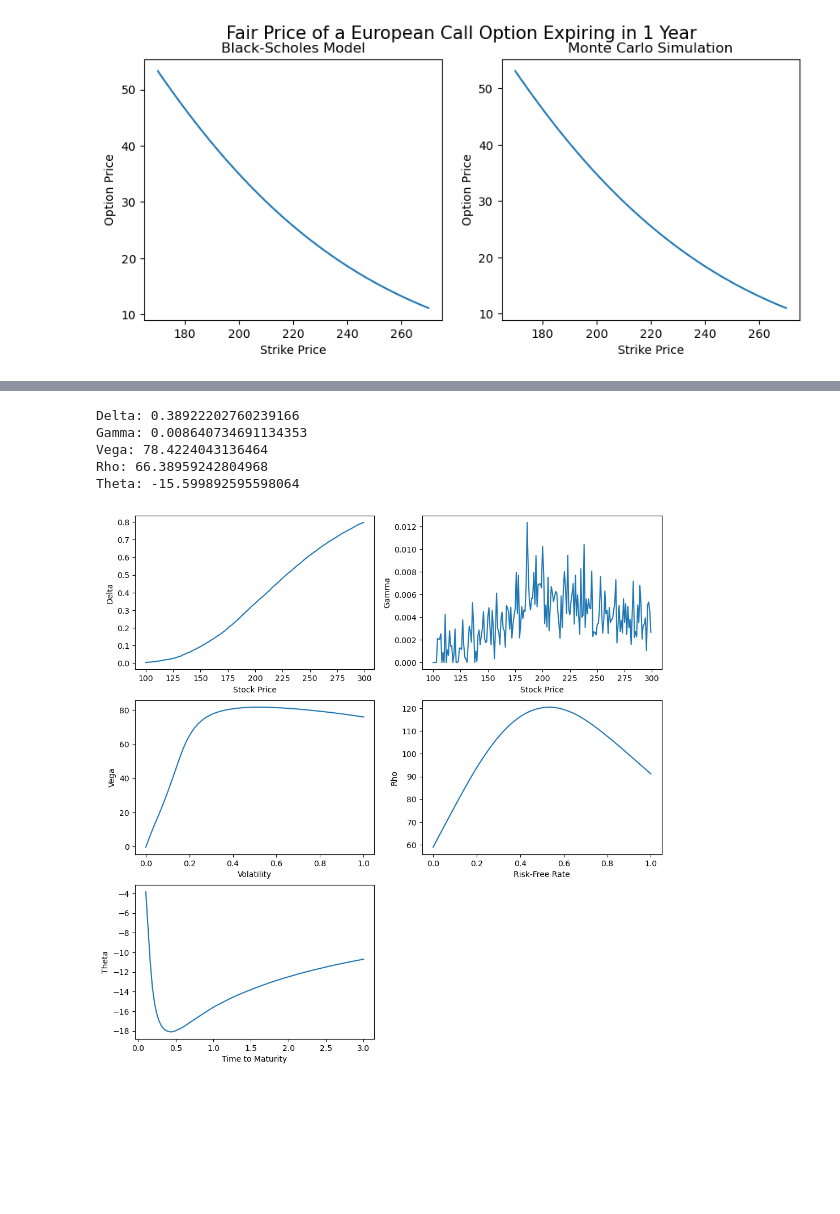
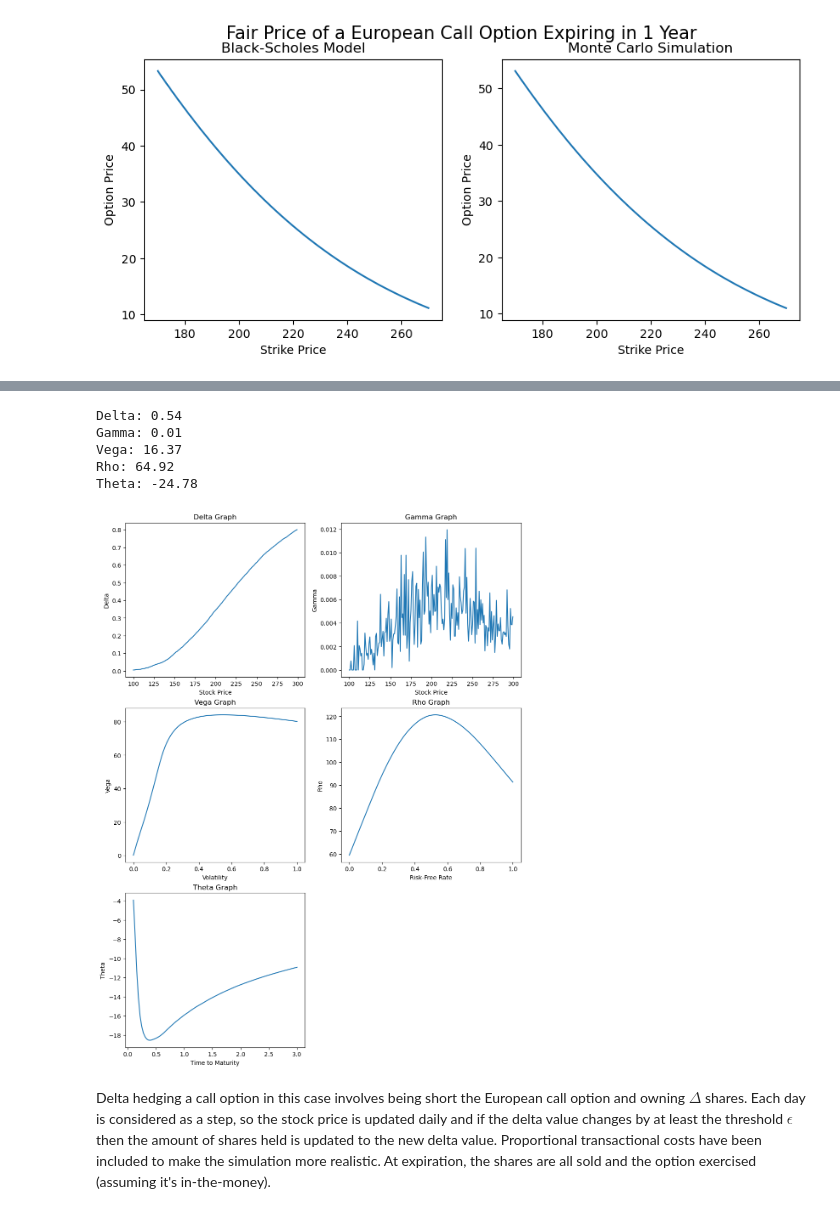
Before and after one commit to ec1622/option-pricing-project, a Jupyter notebook: project.ipynb, the cells around one changed output, grey strips where cells are left out. Cells and saved outputs as stored; diff of their text form; code cells hidden in the pictures; blank space fills up the shorter version.

```diff
--- a/project.ipynb
+++ b/project.ipynb
@@ -328,7 +316,7 @@ Text(0, 0.5, 'Stock Price')
 def asian_call_price(sigma, S0, K, T, r, Z):
     # number of simulations
     n_sim = Z.shape[0]
-    # number of steps (opportunities to exercise)
+    # number of steps
     n_steps = Z.shape[1]
     # change in time at each step
     dt = T / n_steps
@@ -341,7 +329,7 @@ def asian_call_price(sigma, S0, K, T, r, Z):
         # new stock prices at step t
         S[:, t] = S[:, t-1] * np.exp((r - (sigma**2) / 2) * dt + sigma * np.sqrt(dt) * Z[:, t-1])
     # compute average of stock price over each path/simulation
-    S_avg = np.mean(S, axis=1)
+    S_avg = np.mean(S[:, 1:], axis=1)
     # compute discounted payoffs for Asian call option
     payoffs = np.exp(-r * T) * np.maximum(S_avg - K, 0)
     # return option price, payoffs and stock prices
@@ -351,7 +339,7 @@ def asian_call_price(sigma, S0, K, T, r, Z):
 def asian_put_price(sigma, S0, K, T, r, Z):
     # number of simulations
     n_sim = Z.shape[0]
-    # number of steps (opportunities to exercise)
+    # number of steps
     n_steps = Z.shape[1]
     # change in time at each step
     dt = T / n_steps
@@ -364,7 +352,7 @@ def asian_put_price(sigma, S0, K, T, r, Z):
         # new stock prices at step t
         S[:, t] = S[:, t-1] * np.exp((r - (sigma**2) / 2) * dt + sigma * np.sqrt(dt) * Z[:, t-1])
     # compute average of stock price over each path/simulation
-    S_avg = np.mean(S, axis=1)
+    S_avg = np.mean(S[:, 1:], axis=1)
     # compute discounted payoffs for Asian call option
     payoffs = np.exp(-r * T) * np.maximum(K - S_avg, 0)
     # return option price, payoffs and stock prices
@@ -494,3 +486,6 @@ Variance reduction: 2.98%
+# %%
+# adjust number of simulations
+n_sim = 2_000
 # %%
 # random samples from normal distribution
 Z = np.random.randn(n_sim, n_steps)
@@ -581,14 +581,0 @@ Variance reduction: 92.22%
-# %%
-# find best mu
-mu_range = np.linspace(0, 1, 100)
-Z = np.random.randn(n_sim, n_steps)
-best_mu = 0
-best_variance = np.inf
-for mu in mu_range:
-    price_base, payoffs_base, _ = barrier_call_price(sigma, S0, K0, B, T, r, Z)
-    price_is, payoffs_is, _ = barrier_call_importance_sampling(sigma, S0, K0, B, mu, T, r, Z)
-    payoff_variance_is = np.var(payoffs_is)
-    if payoff_variance_is < best_variance and np.abs(price_is - price_base) < 1:
-        best_mu = mu
-        best_variance = payoff_variance_is
-print(f"Best Shift Value: {np.round(best_mu, 2)} with variance {np.round(best_variance, 2)}")
@@ -636,17 +635,17 @@ gamma = gamma_fd(euro_call_price, eps, sigma, S0, K0, T, r, Z)
 vega = vega_fd(euro_call_price, eps, sigma, S0, K0, T, r, Z)
 rho = rho_fd(euro_call_price, eps, r, Z, sigma, S0, K0, T)
 theta = theta_fd(euro_call_price, eps, T, r, Z, sigma, S0, K0)
-print(f"Delta: {delta}")
-print(f"Gamma: {gamma}")
-print(f"Vega: {vega}")
-print(f"Rho: {rho}")
-print(f"Theta: {theta}")
+print(f"Delta: {np.round(delta, 2)}")
+print(f"Gamma: {np.round(gamma, 2)}")
+print(f"Vega: {np.round(vega, 2)}")
+print(f"Rho: {np.round(rho, 2)}")
+print(f"Theta: {np.round(theta, 2)}")
 # %% [output]
-Delta: 0.38922202760239166
-Gamma: 0.008640734691134353
-Vega: 78.4224043136464
-Rho: 66.38959242804968
-Theta: -15.599892595598064
+Delta: 0.54
+Gamma: 0.01
+Vega: 16.37
+Rho: 64.92
+Theta: -24.78
 # %%
 S = np.arange(100, 300)
 deltas = np.zeros(len(S))
@@ -670,28 +669,35 @@ thetas = np.zeros(len(times))
 for i, time in enumerate(times):
     thetas[i] = theta_fd(euro_call_price, eps, time, r, Z, sigma, S0, K0)
 # %%
-fig, axes = plt.subplots(3, 2, figsize=(12, 12))
+fig, axes = plt.subplots(3, 2, figsize=(12, 16))
 axes[0,0].plot(S, deltas)
+axes[0,0].set_title("Delta Graph")
 axes[0,0].set_xlabel("Stock Price")
 axes[0,0].set_ylabel("Delta")
 axes[0,1].plot(S, gammas)
+axes[0,1].set_title("Gamma Graph")
 axes[0,1].set_xlabel("Stock Price")
 axes[0,1].set_ylabel("Gamma")
 axes[1,0].plot(sigmas, vegas)
+axes[1,0].set_title("Vega Graph")
 axes[1,0].set_xlabel("Volatility")
 axes[1,0].set_ylabel("Vega")
 axes[1,1].plot(rates, rhos)
+axes[1,1].set_title("Rho Graph")
 axes[1,1].set_xlabel("Risk-Free Rate")
 axes[1,1].set_ylabel("Rho")
 axes[2,0].plot(times, thetas)
+axes[2,0].set_title("Theta Graph")
 axes[2,0].set_xlabel("Time to Maturity")
 axes[2,0].set_ylabel("Theta")
 fig.delaxes(axes[2, 1])
 # %% [output]
-[figure, old version]
+[figure, new version]
 # %%
 n_steps = 252
 n_sim = 100_000
+# %% [markdown]
+Delta hedging a call option in this case involves being short the European call option and owning $\Delta$ shares. Each day is considered as a step, so the stock price is updated daily and if the delta value changes by at least the threshold $\epsilon$ then the amount of shares held is updated to the new delta value. Proportional transactional costs have been included to make the simulation more realistic. At expiration, the shares are all sold and the option exercised (assuming it's in-the-money).
 # %%
 # delta hedging a European call option
 def delta_hedge_euro_call(sigma, S0, K0, T, r, Z, n_steps, n_sim, fee_rate, eps):
```
Also changed, not shown: parts of 31 cells of this notebook, 1 other file.
